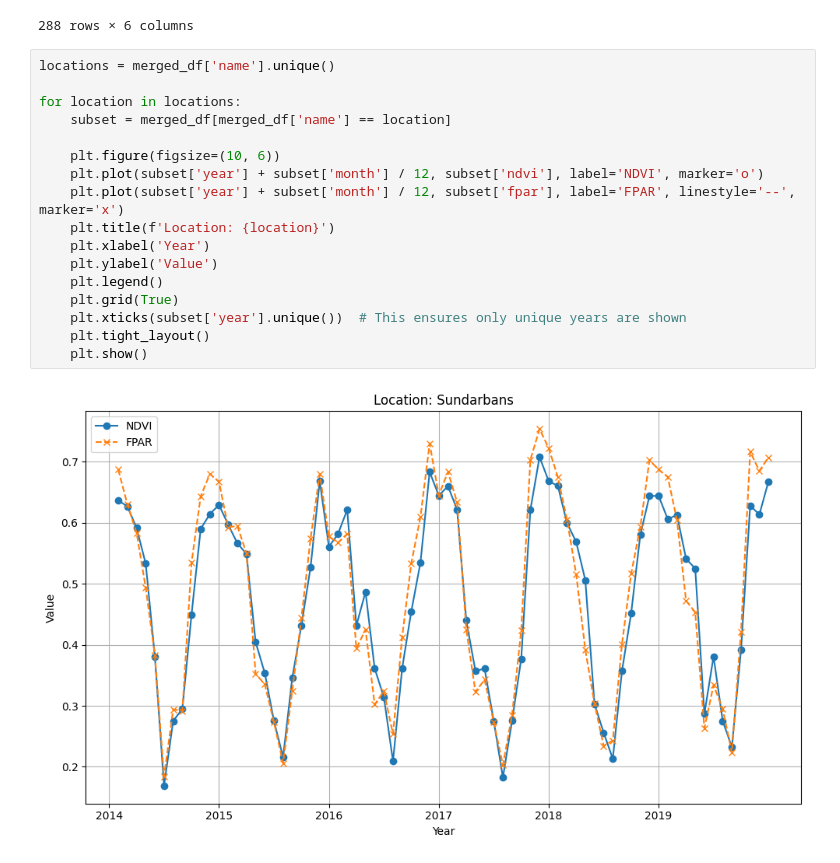
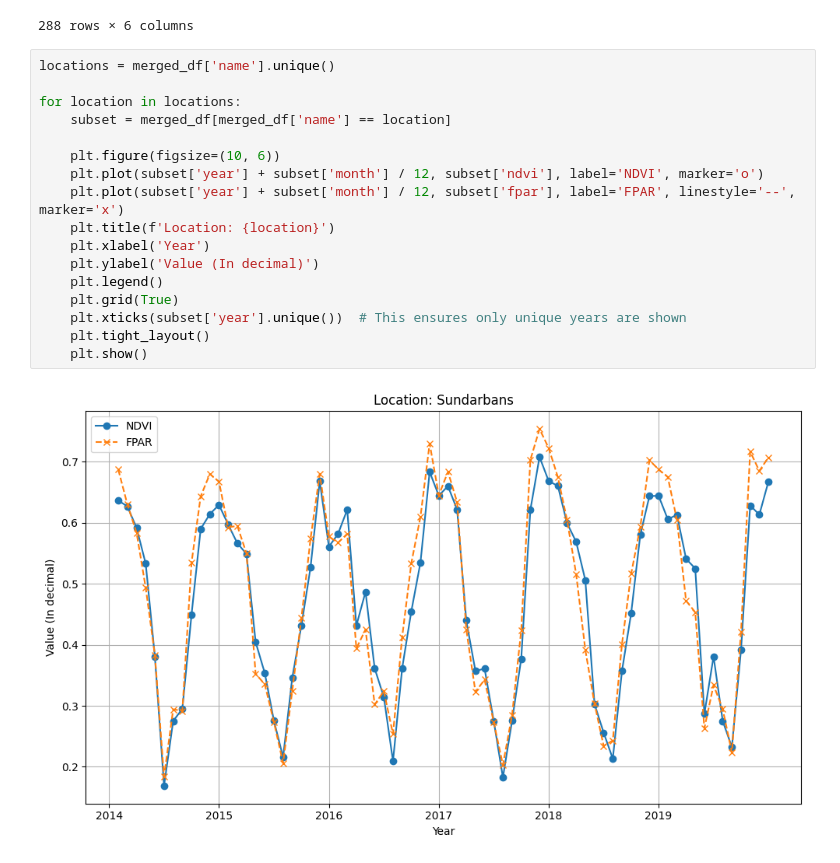
Before and after one commit to jcgloria/npp_gee, a Jupyter notebook: ndvi_fpar_plot.ipynb, the cells around one changed output. Drawn from its saved outputs; the diff is of its cells as text.

```diff
--- a/ndvi_fpar_plot.ipynb
+++ b/ndvi_fpar_plot.ipynb
@@ -29,19 +29,19 @@ merged_df
 # %%
 locations = merged_df['name'].unique()
 
 for location in locations:
     subset = merged_df[merged_df['name'] == location]
 
     plt.figure(figsize=(10, 6))
     plt.plot(subset['year'] + subset['month'] / 12, subset['ndvi'], label='NDVI', marker='o')
     plt.plot(subset['year'] + subset['month'] / 12, subset['fpar'], label='FPAR', linestyle='--', marker='x')
     plt.title(f'Location: {location}')
     plt.xlabel('Year')
-    plt.ylabel('Value')
+    plt.ylabel('Value (In decimal)')
     plt.legend()
     plt.grid(True)
     plt.xticks(subset['year'].unique())  # This ensures only unique years are shown
     plt.tight_layout()
     plt.show()
 # %% [output]
-[figure, old version]
+[figure, new version]
```
Also changed, not shown: parts of 1 cell of this notebook, 5 other files.
